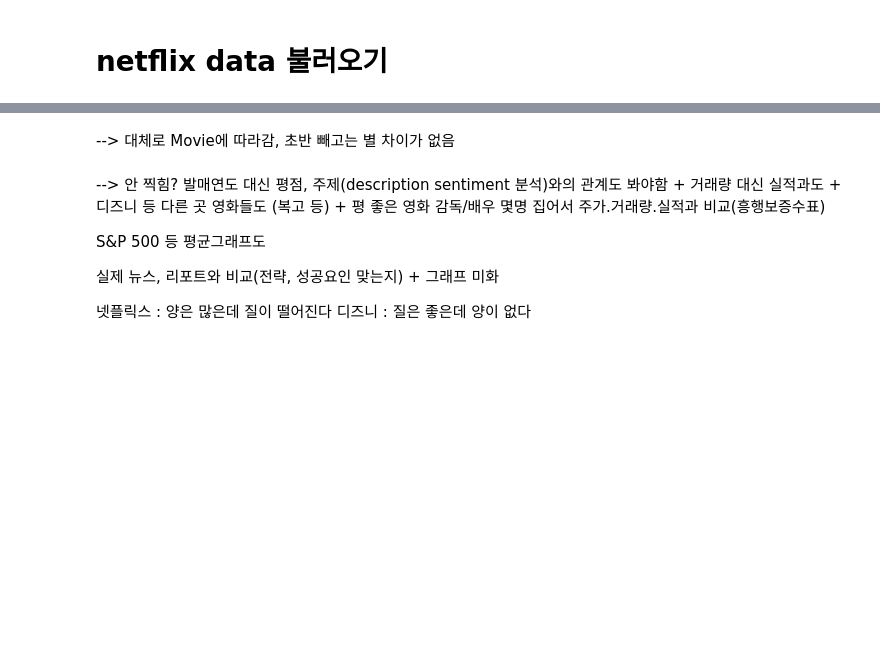
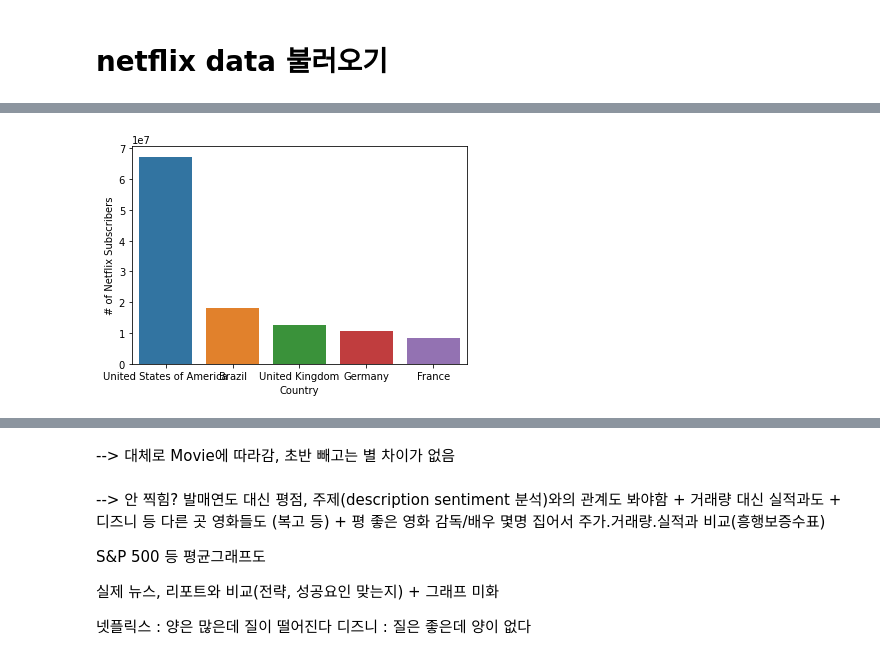
Before and after one commit to netfleeex/netflix_EDA, a Jupyter notebook: NETFLIX.ipynb, the cells around one changed output, grey strips where cells are left out. Saved outputs shown, nothing was run; the diff lists cells and outputs as text; code cells hidden in the pictures; blank space fills up the shorter version.

```diff
--- a/NETFLIX.ipynb
+++ b/NETFLIX.ipynb
@@ -295,0 +87,15 @@ import seaborn as sns
+# %%
+country_subscriber = pd.read_csv(PATH + "num_of_subscribers.csv")
+# %%
+#나라별 넷플릭스 구독자
+top_five_viewers = country_subscriber.sort_values(by = ['# of Netflix Subscribers'], axis=0, ascending=False )[:5]
+# %%
+sns.barplot(
+    data= top_five_viewers,
+    x= "Country",
+    y= "# of Netflix Subscribers"
+)
+
+plt.show()
+# %% [output]
+[figure, added]
```
Also changed, not shown: parts of 123 cells of this notebook, 2 other files.
